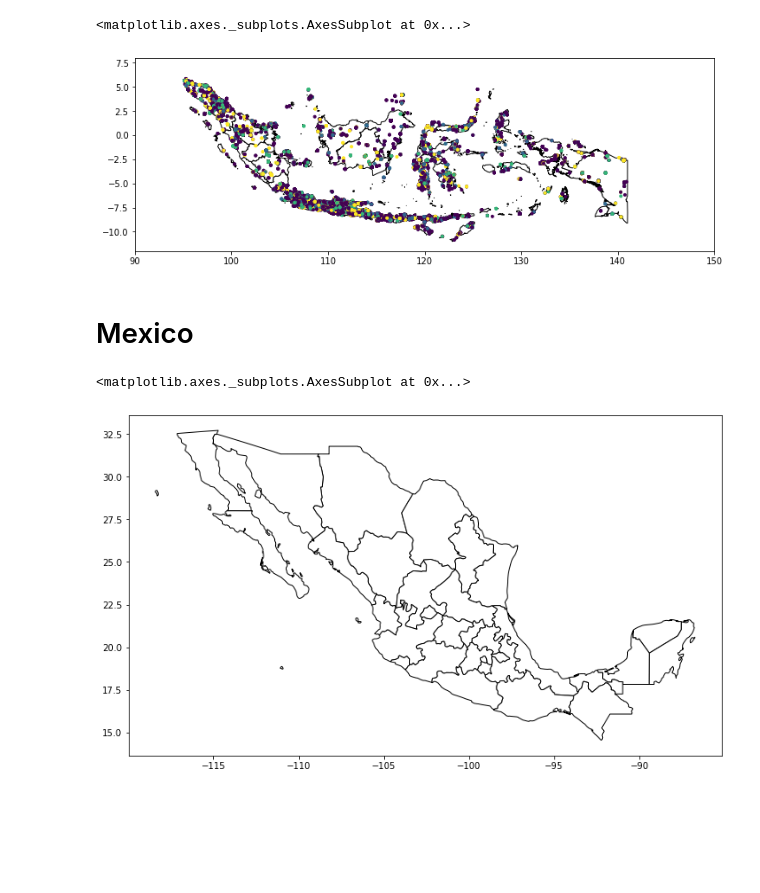
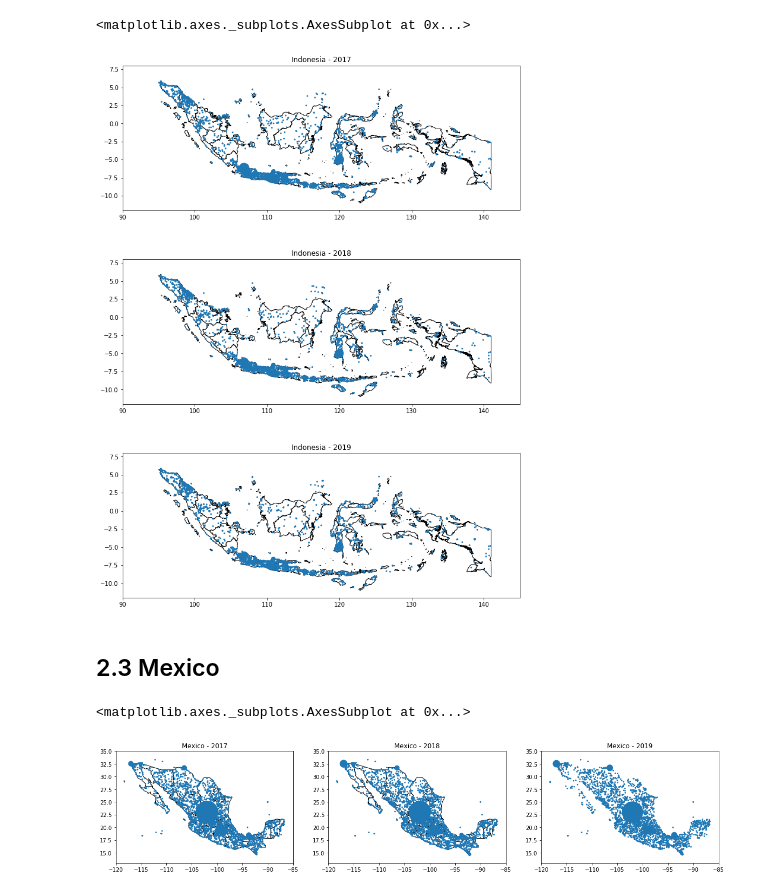
Before and after one commit to wri/environmental-conflict-tracker, a Jupyter notebook: notebooks/1-visualize-gdelt.ipynb, the cells around one changed output. Cells and saved outputs as stored; diff of their text form; code cells hidden in the pictures; blank space fills up the shorter version.

```diff
--- a/notebooks/1-visualize-gdelt.ipynb
+++ b/notebooks/1-visualize-gdelt.ipynb
@@ -74,11 +76,28 @@ coords = gpd.GeoDataFrame(
-# %%
-f, ax = plt.subplots(1, figsize=(12, 12))
-ax = ind_admin.plot(color='white', edgecolor='black', ax = ax)
-ax.set_xlim(90, 150)
-ax.set_ylim(-12, 8)
-coords.plot(ax=ax, column = 'Type', markersize = 9)
-# %% [output]
-<matplotlib.axes._subplots.AxesSubplot at 0x...>
-[figure, removed]
+# %%
+f, (ax1, ax2, ax3) = plt.subplots(nrows = 3, figsize=(12, 17))
+
+indonesia, coords = load_year('indonesia', 2017)
+ax1 = indonesia.plot(color='white', edgecolor='black', ax = ax1)
+ax1.set_title("Indonesia - 2017")
+ax1.set_xlim(90, 145)
+ax1.set_ylim(-12, 8)
+coords.plot(ax=ax1, markersize = (3 + coords['Type'] / 300))
+
+indonesia, coords = load_year('indonesia', 2018)
+ax2 = indonesia.plot(color='white', edgecolor='black', ax = ax2)
+ax2.set_title("Indonesia - 2018")
+ax2.set_xlim(90, 145)
+ax2.set_ylim(-12, 8)
+coords.plot(ax=ax2, markersize = (3 + coords['Type'] / 300))
+
+indonesia, coords = load_year('indonesia', 2019)
+ax3 = indonesia.plot(color='white', edgecolor='black', ax = ax3)
+ax3.set_title("Indonesia - 2019")
+ax3.set_xlim(90, 145)
+ax3.set_ylim(-12, 8)
+coords.plot(ax=ax3, markersize = (3 + coords['Type'] / 300))
+# %% [output]
+<matplotlib.axes._subplots.AxesSubplot at 0x...>
+[figure, added]
 # %% [markdown]
-# Mexico
+## 2.3 Mexico
@@ -112,7 +104,26 @@ coords = gpd.GeoDataFrame(
-# %%
-f, ax = plt.subplots(1, figsize=(12, 12))
-ax = mex_admin.plot(color='white', edgecolor='black', ax = ax)
-coords.plot(ax=ax, column = 'Type', markersize = 9)
-# %% [output]
-<matplotlib.axes._subplots.AxesSubplot at 0x...>
-[figure, removed]
+# %%
+f, (ax1, ax2, ax3) = plt.subplots(ncols = 3, figsize=(20, 12))
+
+mexico, coords = load_year('mexico', 2017)
+ax1 = mexico.plot(color='white', edgecolor='black', ax = ax1)
+ax1.set_title("Mexico - 2017")
+ax1.set_ylim(13, 35)
+ax1.set_xlim(-120, -85)
+coords.plot(ax=ax1, markersize = (3 + coords['Type'] / 150))
+
+mexico, coords = load_year('mexico', 2018)
+ax2 = mexico.plot(color='white', edgecolor='black', ax = ax2)
+ax2.set_title("Mexico - 2018")
+ax2.set_ylim(13, 35)
+ax2.set_xlim(-120, -85)
+coords.plot(ax=ax2, markersize = (3 + coords['Type'] / 150))
+
+mexico, coords = load_year('mexico', 2019)
+ax3 = brazil.plot(color='white', edgecolor='black', ax = ax3)
+ax3.set_title("Mexico - 2019")
+ax3.set_ylim(13, 35)
+ax3.set_xlim(-120, -85)
+coords.plot(ax=ax3, markersize = (3 + coords['Type'] / 150))
+# %% [output]
+<matplotlib.axes._subplots.AxesSubplot at 0x...>
+[figure, added]
```
Also changed, not shown: parts of 15 cells of this notebook, 3 other files.
